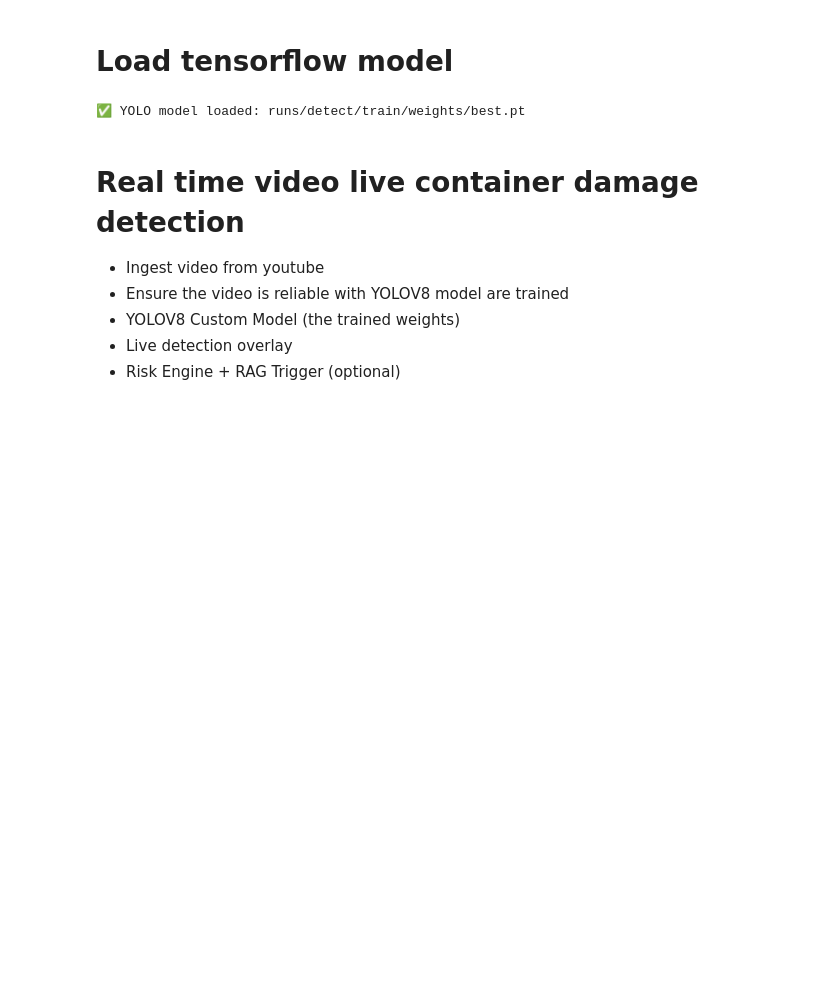
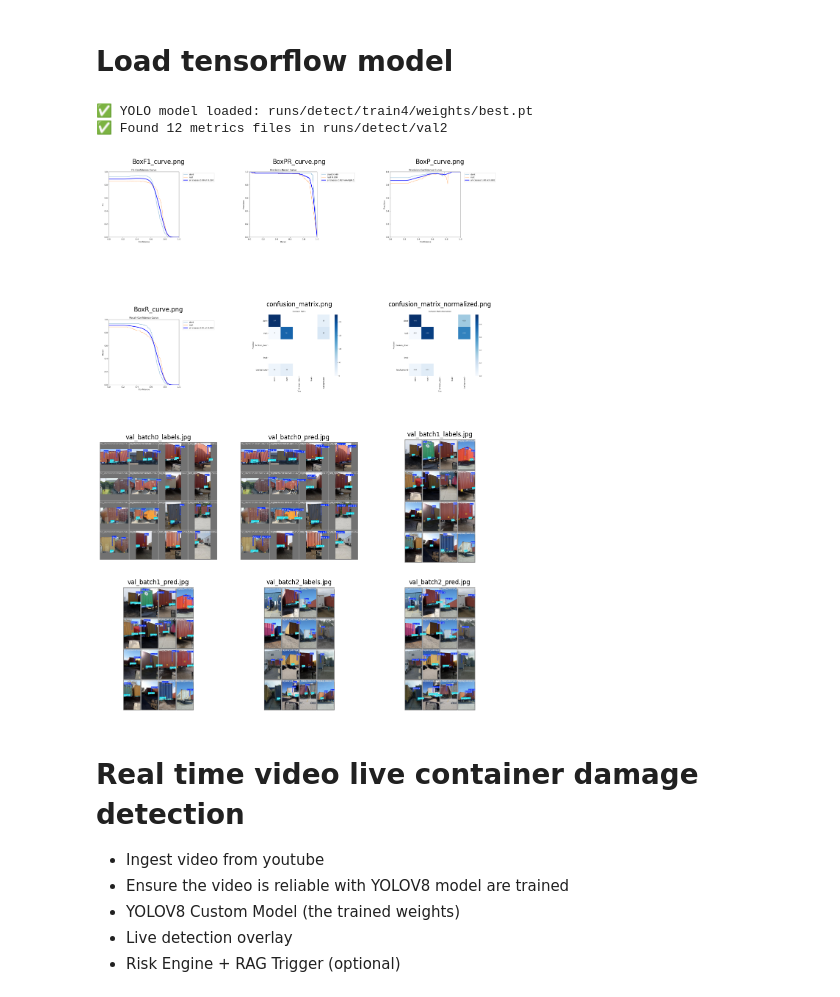
Before and after one commit to Mipjeiger/logistic-business-AI-Engineer-end-to-end-solution, a Jupyter notebook: notebooks/06_realtime_camera_ingestion.ipynb, the cells around one changed output. Drawn from its saved outputs; the diff is of its cells as text; code cells hidden in the pictures; blank space fills up the shorter version.

```diff
--- a/notebooks/06_realtime_camera_ingestion.ipynb
+++ b/notebooks/06_realtime_camera_ingestion.ipynb
@@ -24,12 +4,42 @@ Requirement already satisfied: polars-runtime-32==1.34.0 in /Library/Frameworks/
 # Load YOLO model
 from ultralytics import YOLO
 
-MODEL_PATH = "runs/detect/train/weights/best.pt"
+MODEL_PATH = "runs/detect/train4/weights/best.pt"
 model = YOLO(MODEL_PATH)
 
 print(f"✅ YOLO model loaded: {MODEL_PATH}")
+
+# Load metrics performance .jpg and .png data files from validation files
+import pandas as pd
+from PIL import Image
+import matplotlib.pyplot as plt
+import os
+
+METRICS_DIR = "runs/detect/val2"
+jpg_files = [f for f in os.listdir(METRICS_DIR) if f.endswith('.jpg')]
+png_files = [f for f in os.listdir(METRICS_DIR) if f.endswith('.png')]
+metrics_files = jpg_files + png_files
+metrics_files.sort()  # Sort files for consistent order
+print(f"✅ Found {len(metrics_files)} metrics files in {METRICS_DIR}")
 # %% [output]
-✅ YOLO model loaded: runs/detect/train/weights/best.pt
+✅ YOLO model loaded: runs/detect/train4/weights/best.pt
+✅ Found 12 metrics files in runs/detect/val2
+# %%
+# Show each metrics performance file into a matplotlib window with 3 x 3 grid
+num_files = len(metrics_files)
+num_cols = 3
+num_rows = (num_files + num_cols - 1) // num_cols  # Calculate number of rows needed
+
+fig, axes = plt.subplots(num_rows, num_cols, figsize=(14, 5 * num_rows))
+axes = axes.flatten()  # Flatten to easily iterate over axes
+for idx, file_name in enumerate(metrics_files):
+    img_path = os.path.join(METRICS_DIR, file_name)
+    img = Image.open(img_path)
+    axes[idx].imshow(img)
+    axes[idx].set_title(file_name)
+    axes[idx].axis('off')
+# %% [output]
+[figure, added]
 # %% [markdown]
 # Real time video live container damage detection
 - Ingest video from youtube
```
Also changed, not shown: parts of 3 cells of this notebook, 40 other files.
